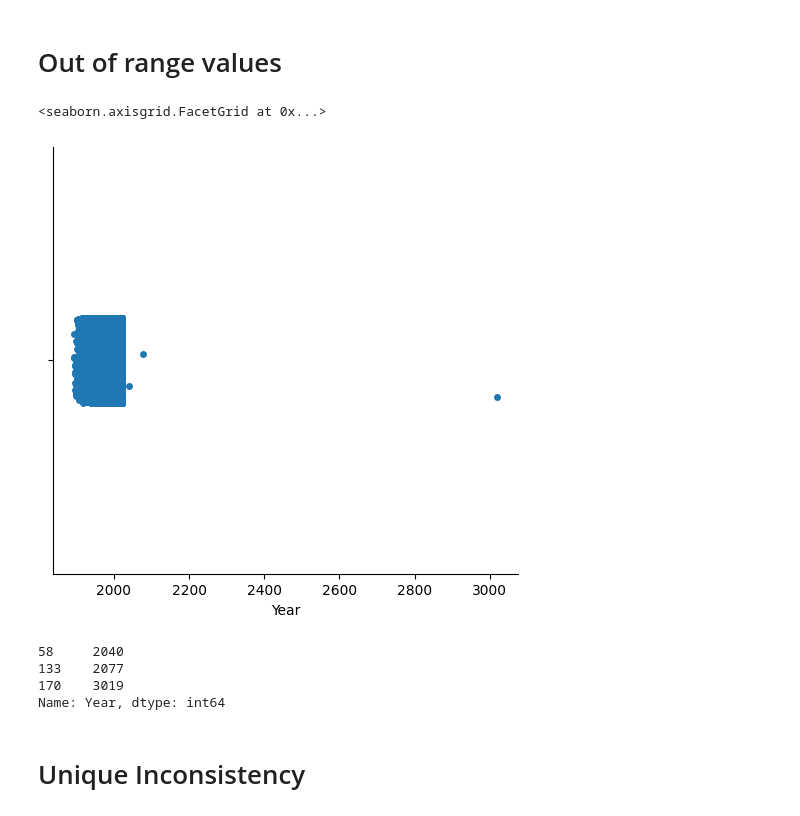
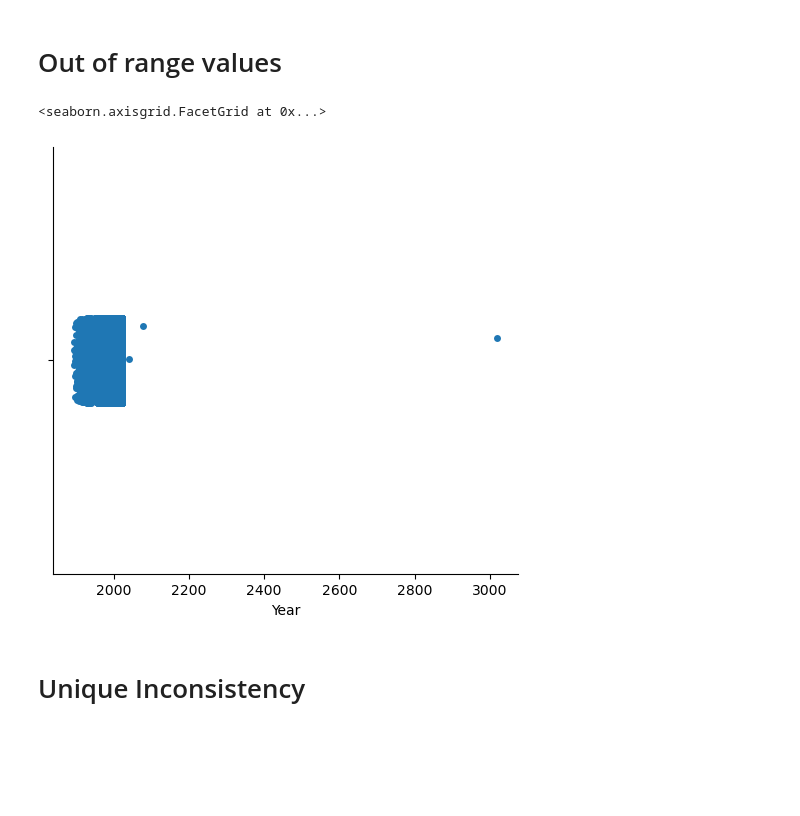
Before and after one commit to Renad-Elgabrouny/Summary, a Jupyter notebook: Cleaning/cleaning-final (1).ipynb, the cells around one changed output. Cells and saved outputs as stored; diff of their text form; code cells hidden in the pictures; blank space fills up the shorter version.

```diff
--- a/Cleaning/cleaning-final (1).ipynb
+++ b/Cleaning/cleaning-final (1).ipynb
@@ -139,3 +117,6 @@ df1['Displacement (ccm)'].fillna(df1['Displacement (ccm)'].median(),inplace=True
+# %%
+ # impute the null values with median
+data['Displacement (ccm)'].fillna(data['Displacement (ccm)'].median(),inplace=True)
 # %% [markdown]
 ## Case 2
 # %%
@@ -143,7 +125,7 @@ df1['Engine cylinder'].isna().sum() # we can drop the null values it wont affect
 # %% [output]
 5
 # %%
-df1.dropna(subset=['Engine cylinder'], inplace=True)
+data.dropna(subset=['Engine cylinder'],inplace=True)
 # %% [markdown]
 ## Case 1
 # %%
@@ -153,3 +136,4 @@ df1['Fuel control'].isna().sum()/len(df1) # it is about 43 it is better to drop
 # %%
-df1.drop(['Fuel control'],axis=1,inplace=True)
+ # dropping the column
+data.drop(['Fuel control'],axis=1,inplace=True)
 # %%
@@ -200,11 +184,10 @@ array(['2011', '2007', '2021', '2016', '2018', '2020', '2022', '1923',
        1984, 1981, 1985, 1986, 1925, 1926, 1927, 1928, 1933, 1924, 1922,
        1923, 1921, 1929], dtype=object)
 # %%
-df1['Year'] = df1['Year'].astype(str)
-
+# Step 1: convert all to string
+data['Year']=data['Year'].astype(str)
 # Step 2: Remove 'CE' suffix and strip whitespace
-df1['Year'] = df1['Year'].str.replace(' CE', '').str.strip()
-
+data['Year']=data['Year'].str.replace(' CE','').str.strip()
 # Step 3: Convert to integer
-df1['Year']=df1['Year'].astype(int)
+data['Year']=data['Year'].astype(int)
 # %%
@@ -225,17 +209,11 @@ array([2011, 2007, 2021, 2016, 2018, 2020, 2022, 1923, 1924, 1925, 1926,
 # %% [markdown]
 # Out of range values
 # %%
- sns.catplot(data=df1,x='Year')
  # there is an outlier so we need to deal with it
-# %% [output]
-<seaborn.axisgrid.FacetGrid at 0x...>
-[figure, removed]
 # %%
-df1['Year'][df1['Year']>2024]
+sns.catplot(data=data,x='Year')
 # as we can see there is out of range data so we will replace it with 2024
 # %% [output]
-58     2040
-133    2077
-170    3019
-Name: Year, dtype: int64
+<seaborn.axisgrid.FacetGrid at 0x...>
+[figure, added]
 # %%
```
Also changed, not shown: parts of 36 cells of this notebook.
